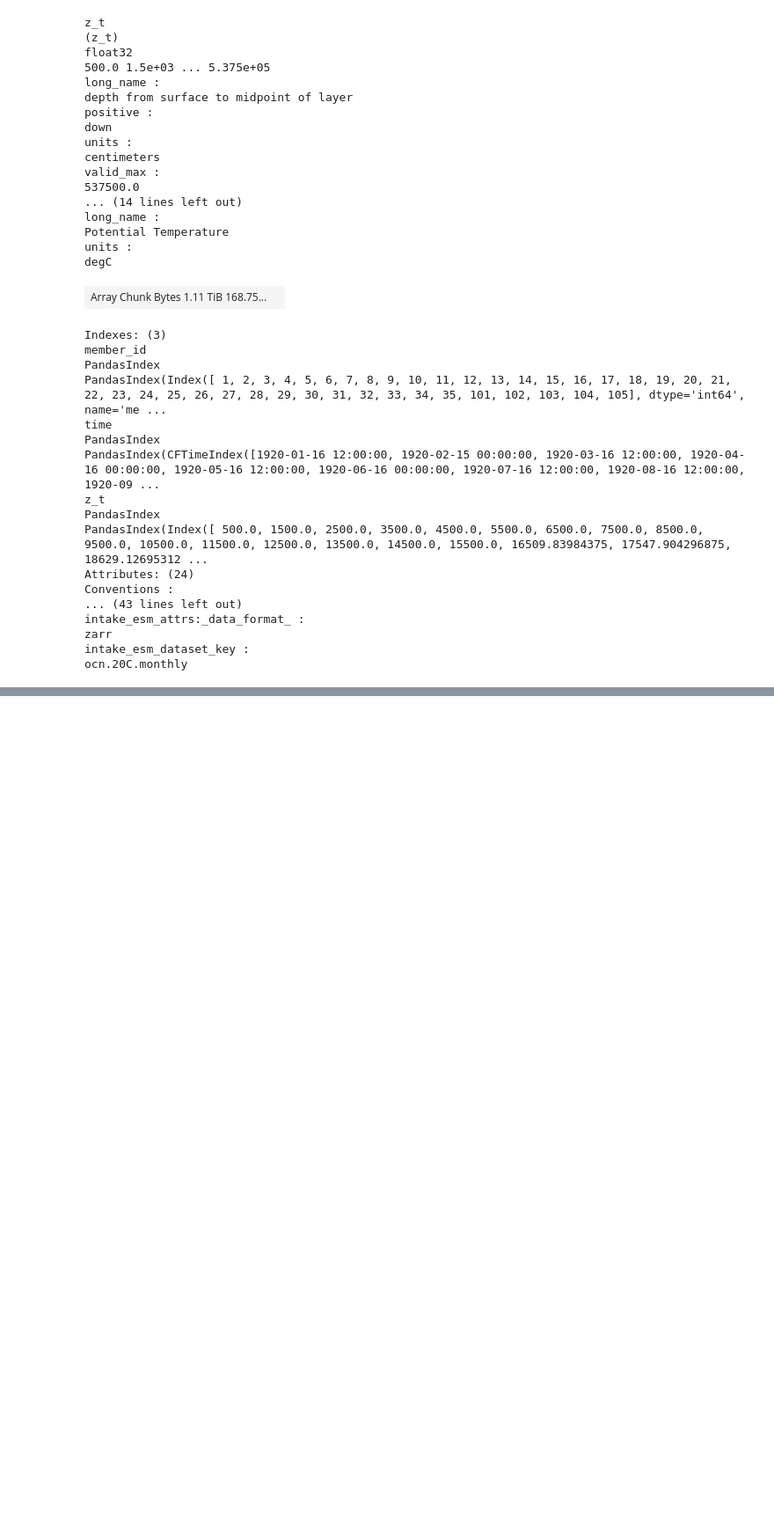
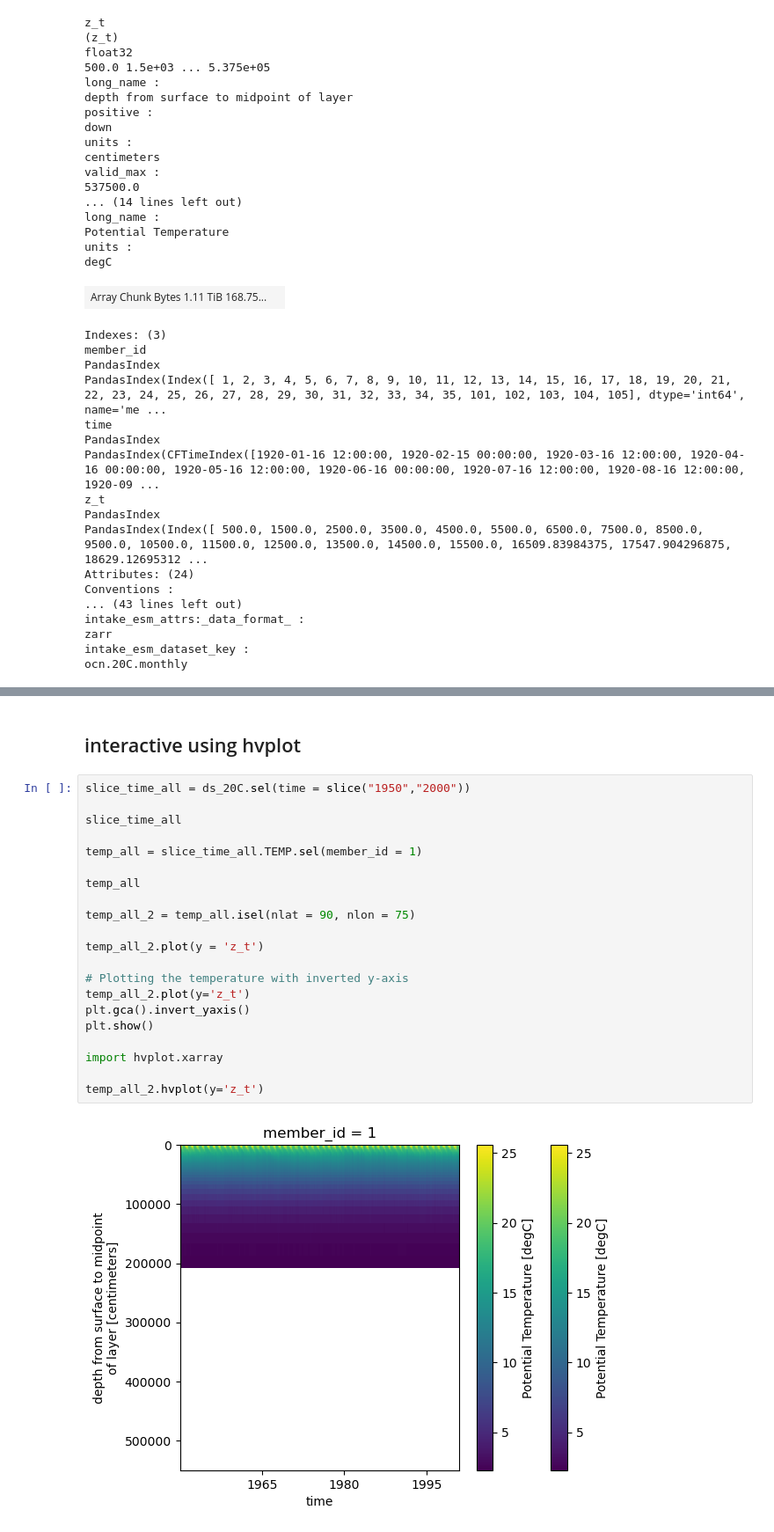
Before and after one commit to olleholt/toolkit, a Jupyter notebook: Vertical_profile.ipynb, the cells around one changed output, grey strips where cells are left out. Shown at 88% size. Cells and saved outputs as stored; diff of their text form; blank space fills up the shorter version.

```diff
--- a/Vertical_profile.ipynb
+++ b/Vertical_profile.ipynb
@@ -144,0 +152,25 @@ temp_2000_03.plot(y = 'z_t')
+# %% [markdown]
+## interactive using hvplot
+# %%
+slice_time_all = ds_20C.sel(time = slice("1950","2000"))
+
+slice_time_all
+
+temp_all = slice_time_all.TEMP.sel(member_id = 1)
+
+temp_all
+
+temp_all_2 = temp_all.isel(nlat = 90, nlon = 75)
+
+temp_all_2.plot(y = 'z_t')
+
+# Plotting the temperature with inverted y-axis
+temp_all_2.plot(y='z_t')
+plt.gca().invert_yaxis()
+plt.show()
+
+import hvplot.xarray
+
+temp_all_2.hvplot(y='z_t')
+# %% [output]
+[figure, added]
```
Also changed, not shown: parts of 6 cells of this notebook.
